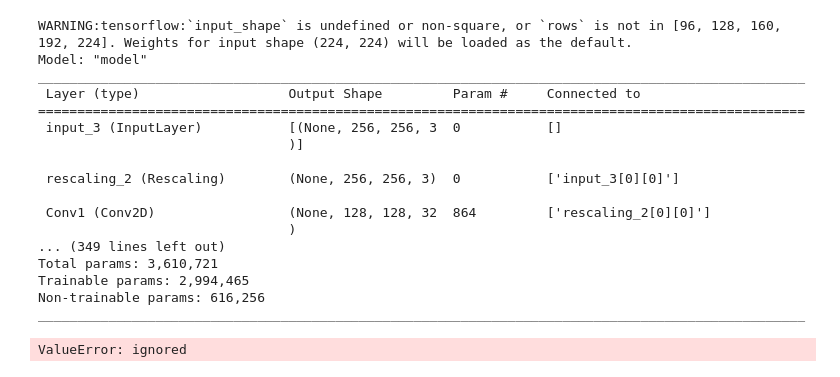
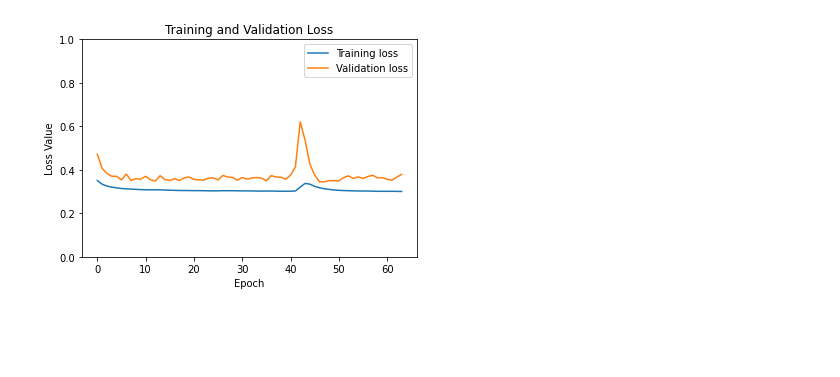
Before and after one commit to dmunger27/dental-xray-segmentation, a Jupyter notebook: Model_Training.ipynb, the cells around one changed output. Cells and saved outputs as stored; diff of their text form; code cells hidden in the pictures; blank space fills up the shorter version.

Commit message:
Fit teeth detection model and started abnormality

```diff
--- a/Model_Training.ipynb
+++ b/Model_Training.ipynb
@@ -100,4 +150,5 @@ def up_block(neurons, concat_layer, input):
   up = layers.concatenate([up, concat_layer])
   conv = layers.Conv2D(neurons, (3,3), activation='relu', kernel_initializer='he_normal', padding='same')(up)
   conv = layers.Conv2D(neurons, (3,3), activation='relu', kernel_initializer='he_normal', padding='same')(conv)
+  conv = layers.BatchNormalization()(conv)
   return conv
@@ -131,23 +187,5 @@ def unet_model(img_size):
   return model
 # %%
 # Get model structure and print the summary
-model = unet_model(img_size=img_size)
-model.summary()
+model = unet_model()
+#model.summary()
-# %% [output]
-WARNING:tensorflow:`input_shape` is undefined or non-square, or `rows` is not in [96, 128, 160, 192, 224]. Weights for input shape (224, 224) will be loaded as the default.
-Model: "model"
-__________________________________________________________________________________________________
- Layer (type)                   Output Shape         Param #     Connected to
-==================================================================================================
- input_3 (InputLayer)           [(None, 256, 256, 3  0           []
-                                )]
-
- rescaling_2 (Rescaling)        (None, 256, 256, 3)  0           ['input_3[0][0]']
-
- Conv1 (Conv2D)                 (None, 128, 128, 32  864         ['rescaling_2[0][0]']
-                                )
-... (349 lines left out)
-Total params: 3,610,721
-Trainable params: 2,994,465
-Non-trainable params: 616,256
-__________________________________________________________________________________________________
@@ -156,19 +192,33 @@ train_ab[0]
 # %%
 # Compile and train the model for tooth detection
-opt = keras.optimizers.Adam(learning_rate=0.01)
-model.compile(optimizer=opt, loss=BinaryFocalLoss(gamma=2), metrics=['accuracy', keras.metrics.MeanIoU(num_classes=2)])
+keras.backend.clear_session()
+#base.trainable = True
+opt = keras.optimizers.Adam(learning_rate=0.001)
+model.compile(optimizer=opt, loss=BinaryFocalLoss(gamma=2, pos_weight=30, from_logits=True), metrics=[keras.metrics.Precision(), keras.metrics.Recall(), keras.metrics.MeanIoU(num_classes=2)])
 # Save best model
 callback = [
-    keras.callbacks.ModelCheckpoint("abnormality_segmentation.keras",
+    keras.callbacks.ModelCheckpoint("teeth_segmentation.keras",
                                     save_best_only=True)
 ]
-class_weight = {0: 1.,
-                1: 100.}
-teeth_model = model.fit(sub_train_orig, train_ab,
-                        epochs=20,
+
+teeth_model = model.fit(train_orig, train_teeth,
+                        epochs=64,
                         callbacks=callback,
-                        batch_size=64,
-                        validation_data=(sub_val_orig, val_ab),
-                        class_weight=class_weight)
+                        batch_size=32,
+                        validation_data=(val_orig, val_teeth))
-# %% [output]
-ValueError: ignored
+# %%
+# Plot the loss of the model
+loss = teeth_model.history['loss']
+val_loss = teeth_model.history['val_loss']
+
+plt.figure()
+plt.plot(teeth_model.epoch, loss, label='Training loss')
+plt.plot(teeth_model.epoch, val_loss, label='Validation loss')
+plt.title('Training and Validation Loss')
+plt.xlabel('Epoch')
+plt.ylabel('Loss Value')
+plt.ylim([0, 1])
+plt.legend()
+plt.show()
+# %% [output]
+[figure, added]
```
Also changed, not shown: parts of 13 cells of this notebook.
